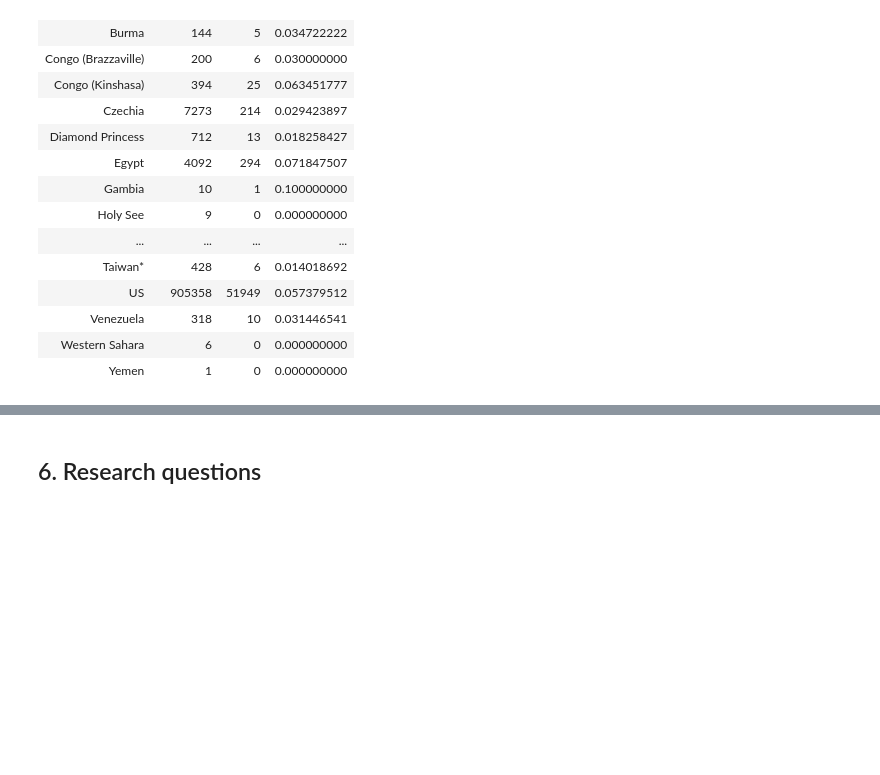
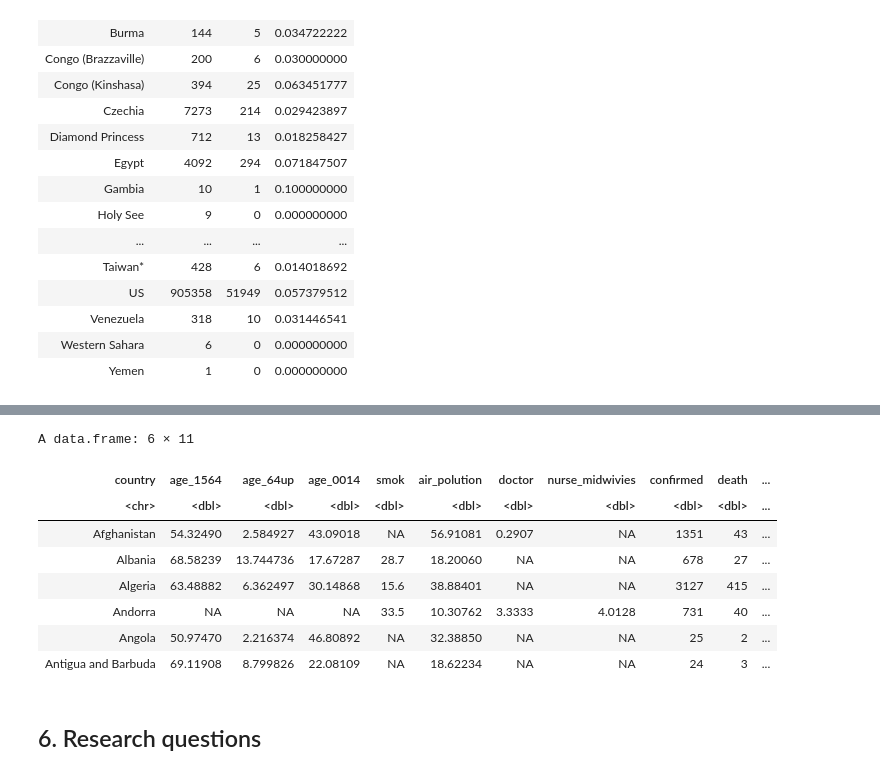
Before and after one commit to flizhou/age_effects_on_COVID-19, a Jupyter notebook: scripts/eda.ipynb, the cells around one changed output, grey strips where cells are left out. Saved outputs shown, nothing was run; the diff lists cells and outputs as text; code cells hidden in the pictures; blank space fills up the shorter version.

```diff
--- a/scripts/eda.ipynb
+++ b/scripts/eda.ipynb
@@ -182,3 +182,31 @@ A data.frame: 26 × 4
 | Venezuela | 318 | 10 | 0.031446541 |
 | Western Sahara | 6 | 0 | 0.000000000 |
 | Yemen | 1 | 0 | 0.000000000 |
+# %%
+country_data <- country_data %>%
+    mutate(country = case_when(country == 'Bahamas, The' ~ 'Bahamas',
+                               country == 'Brunei Darussalam' ~ 'Brunei',
+                               country == 'Egypt, Arab Rep.' ~ 'Egypt',
+                               country == 'Gambia, The' ~ 'Gambia',
+                               country == 'Iran, Islamic Rep.' ~ 'Iran',
+                               country == 'Korea, Dem. People’s Rep.' ~ 'Korea, South',
+                               country == 'Czech Republic' ~ 'Czechia',
+                               country == 'Lao PDR' ~ 'Laos',
+                               country == 'Russian Federation' ~ 'Russia',
+                               country == 'St. Lucia' ~ 'Saint Lucia',
+                               country == 'St. Vincent and the Grenadines' ~ 'Saint Vincent and the Grenadines',
+                               country == 'Slovak Republic' ~ 'Slovakia',
+                               country == 'Syrian Arab Republic' ~ 'Syria',
+                               country == 'Venezuela, RB' ~ 'Venezuela',
+                               country == 'Sub-Saharan Africa' ~ 'Western Sahara',
+                               country == 'Yemen, Rep.' ~ 'Yemen',
+                               TRUE ~ country))
+# %%
+covid19 <- covid19 %>%
+    mutate(country = case_when(country == 'Burma' ~ 'Myanmar',
+                               country == 'Congo (Brazzaville)' ~ 'Congo, Rep.',
+                               country == 'Congo (Kinshasa)' ~ 'Congo, Dem. Rep.',
+                               country == 'Kyrgyzstan' ~ 'Kyrgyz Republic',
+                               country == 'Kyrgyzstan' ~ 'Kyrgyz Republic',
+                               country == 'US' ~ 'United States',
+                               TRUE ~ country))
@@ -185,2 +225,2 @@ A data.frame: 26 × 4
 # %%
-merge(country_data, covid19, by = "country")
+data <- merge(country_data, covid19, by = "country")
@@ -213,3 +227,15 @@ A tibble: 1 × 2
+# %%
+head(data)
+# %% [output]
+A data.frame: 6 × 11
+| country | age_1564 | age_64up | age_0014 | smok | air_polution | doctor | nurse_midwivies | confirmed | death | ... |
+| <chr> | <dbl> | <dbl> | <dbl> | <dbl> | <dbl> | <dbl> | <dbl> | <dbl> | <dbl> | ... |
+| Afghanistan | 54.32490 | 2.584927 | 43.09018 | NA | 56.91081 | 0.2907 | NA | 1351 | 43 | ... |
+| Albania | 68.58239 | 13.744736 | 17.67287 | 28.7 | 18.20060 | NA | NA | 678 | 27 | ... |
+| Algeria | 63.48882 | 6.362497 | 30.14868 | 15.6 | 38.88401 | NA | NA | 3127 | 415 | ... |
+| Andorra | NA | NA | NA | 33.5 | 10.30762 | 3.3333 | 4.0128 | 731 | 40 | ... |
+| Angola | 50.97470 | 2.216374 | 46.80892 | NA | 32.38850 | NA | NA | 25 | 2 | ... |
+| Antigua and Barbuda | 69.11908 | 8.799826 | 22.08109 | NA | 18.62234 | NA | NA | 24 | 3 | ... |
 # %% [markdown]
 ## 6. Research questions
 # %% [markdown]
```
Also changed, not shown: parts of 3 cells of this notebook, 1 other file.
